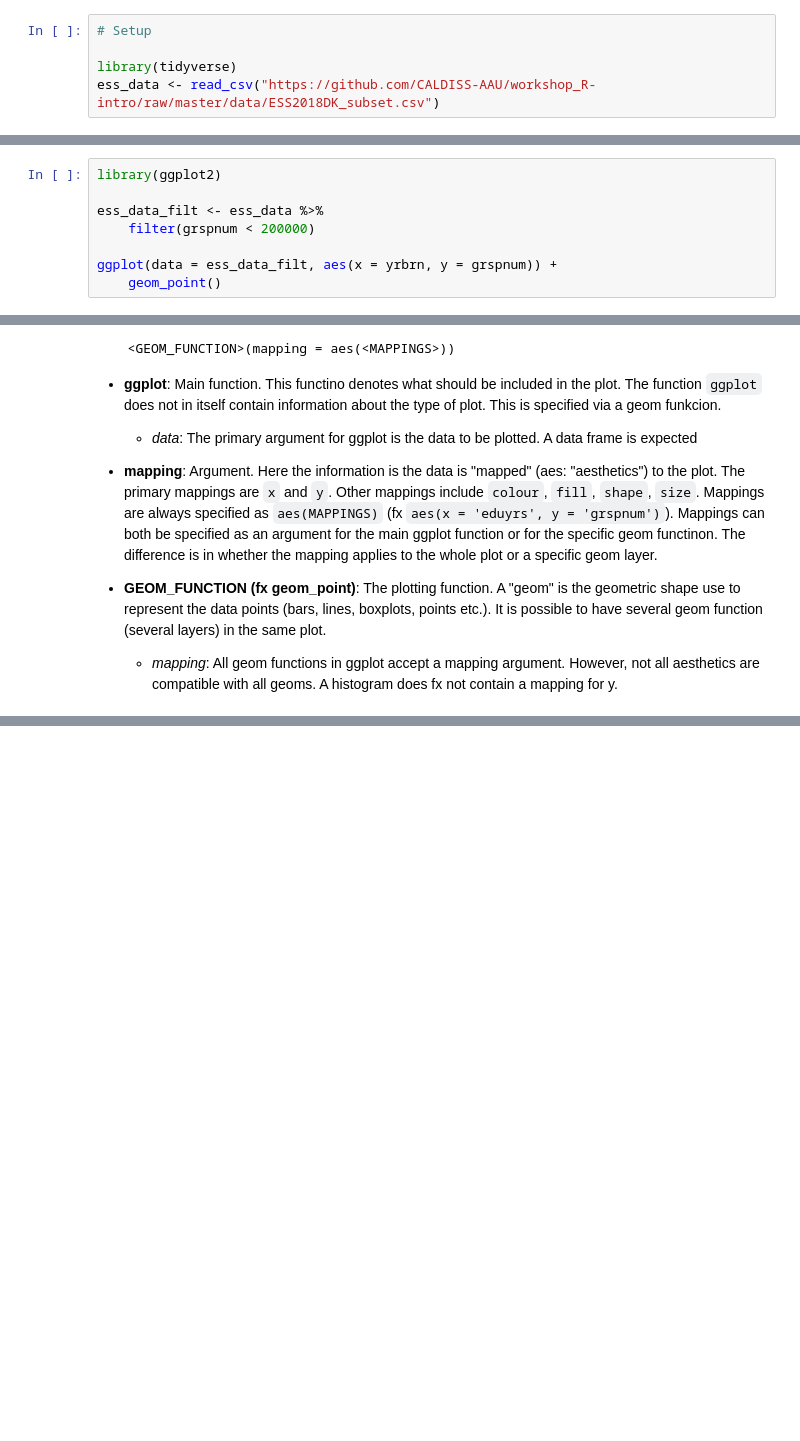
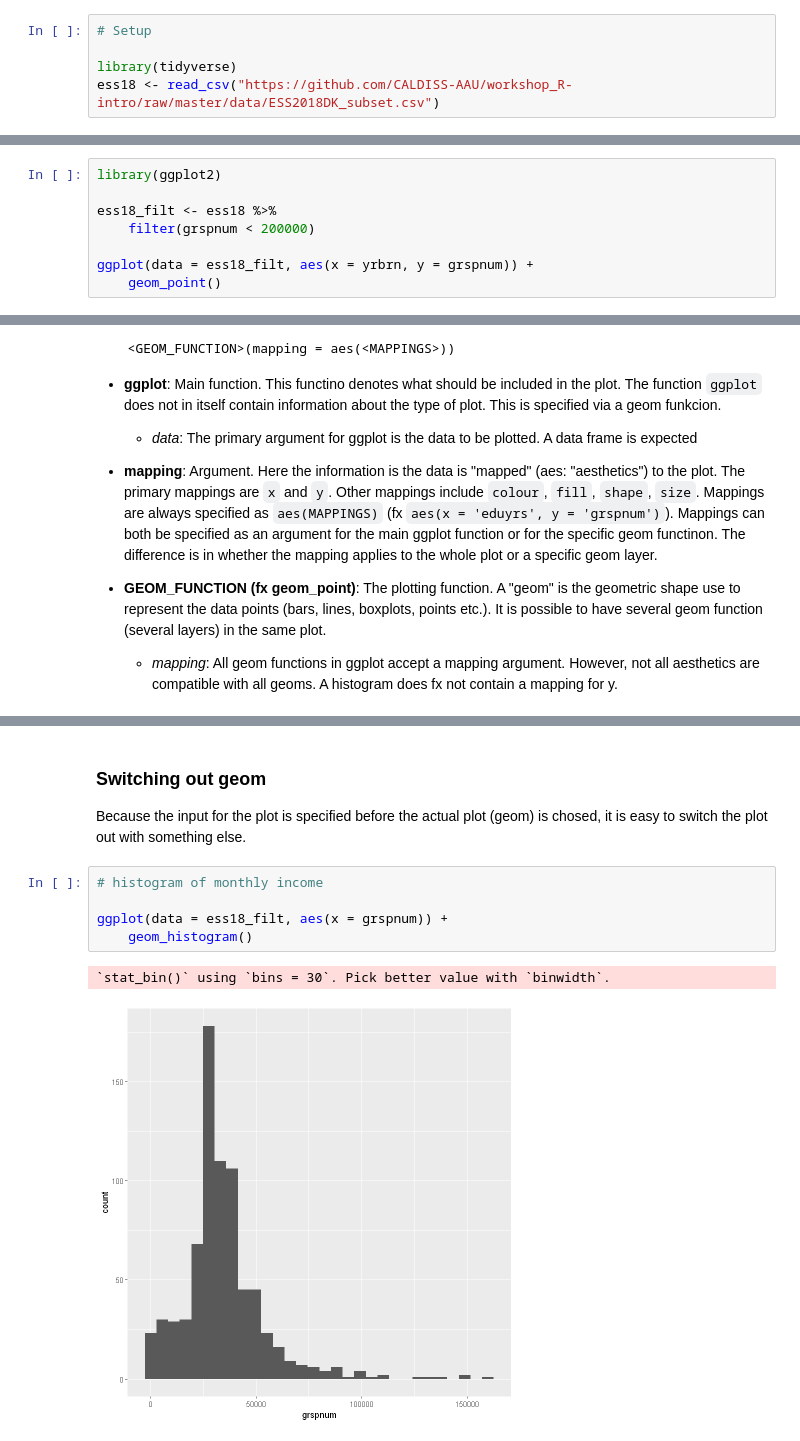
Before and after one commit to quasidemic/teachR, a Jupyter notebook: notebooks/teachR_visualize-ggplot2.ipynb, the cells around one changed output, grey strips where cells are left out. Saved outputs shown, nothing was run; the diff lists cells and outputs as text; blank space fills up the shorter version.

```diff
--- a/notebooks/teachR_visualize-ggplot2.ipynb
+++ b/notebooks/teachR_visualize-ggplot2.ipynb
@@ -2,5 +2,5 @@
 # Setup
 
 library(tidyverse)
-ess_data <- read_csv("https://github.com/CALDISS-AAU/workshop_R-intro/raw/master/data/ESS2018DK_subset.csv")
+ess18 <- read_csv("https://github.com/CALDISS-AAU/workshop_R-intro/raw/master/data/ESS2018DK_subset.csv")
 # %% [output]
@@ -42,10 +25,10 @@ head(ess_data)
 # %%
 library(ggplot2)
 
-ess_data_filt <- ess_data %>%
+ess18_filt <- ess18 %>%
     filter(grspnum < 200000)
 
-ggplot(data = ess_data_filt, aes(x = yrbrn, y = grspnum)) +
+ggplot(data = ess18_filt, aes(x = yrbrn, y = grspnum)) +
     geom_point()
 # %% [output]
 [figure]
@@ -79,2 +68,14 @@ Warning message:
 "Removed 35 rows containing missing values (geom_point)."
 [figure]
+# %% [markdown]
+### Switching out geom
+
+Because the input for the plot is specified before the actual plot (geom) is chosed, it is easy to switch the plot out with something else.
+# %%
+# histogram of monthly income
+
+ggplot(data = ess18_filt, aes(x = grspnum)) +
+    geom_histogram()
+# %% [output]
+`stat_bin()` using `bins = 30`. Pick better value with `binwidth`.
+[figure, added]
```
Also changed, not shown: parts of 8 cells of this notebook, 2 other files.
